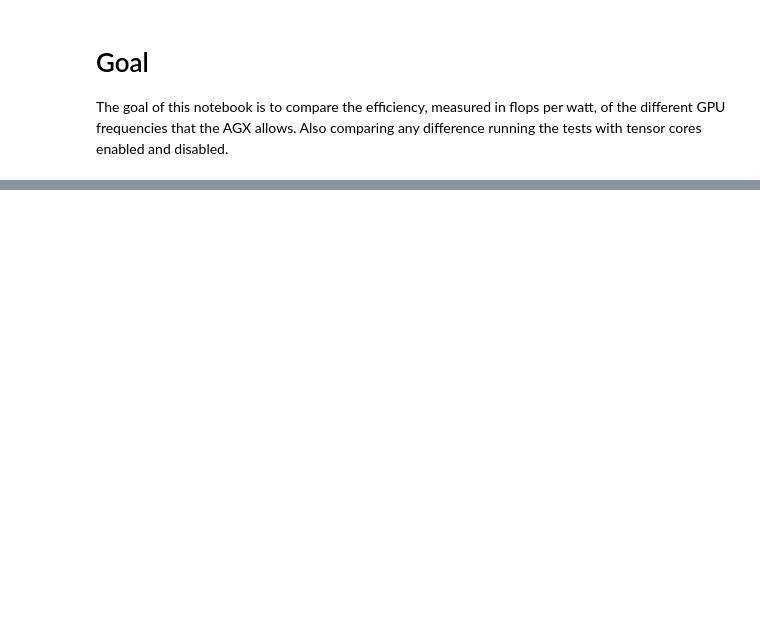
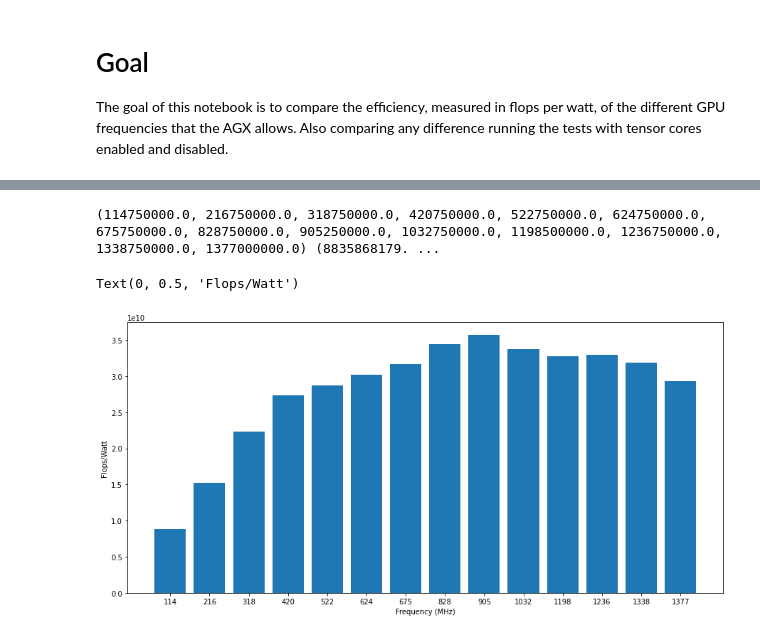
Before and after one commit to emwjacobson/JetsonEfficiencyTesting, a Jupyter notebook: AGX Square.ipynb, the cells around one changed output, grey strips where cells are left out. Drawn from its saved outputs; the diff is of its cells as text; code cells hidden in the pictures; blank space fills up the shorter version.

Commit message:
Added bar graph showing flops/watt for all frequencies

```diff
--- a/AGX Square.ipynb
+++ b/AGX Square.ipynb
@@ -123,0 +123,28 @@ HBox(children=(VBox(children=(Dropdown(description='Datatype', index=1, options=
+# %%
+# TODO: Graph Flops/Watt Relative to Max frequency
+
+import matplotlib.figure as figure
+
+matrix_size = 2048
+
+search = {
+    "datatype": "float",
+    "matrix_size": matrix_size,
+    "tensor": True,
+    # "gpu_frequency": -1 // This is the x-axis
+}
+
+filtered = [d for d in data if search.items() <= d.items()]
+x, y = zip(*sorted([(d['gpu_frequency'], d['flops_per_watt']) for d in filtered], key=lambda d : d[0]))
+
+print(x, y)
+
+fig, ax = plt.subplots(figsize=(15, 7))
+ax.set_xlabel("Frequency (MHz)")
+ax.set_ylabel("Flops/Watt")
+
+plt.bar([str(xx) for xx in x], y, bottom=0, tick_label=[int(tx/1e6) for tx in x])
+# %% [output]
+(114750000.0, 216750000.0, 318750000.0, 420750000.0, 522750000.0, 624750000.0, 675750000.0, 828750000.0, 905250000.0, 1032750000.0, 1198500000.0, 1236750000.0, 1338750000.0, 1377000000.0) (8835868179. ...
+Text(0, 0.5, 'Flops/Watt')
+[figure, added]
```
Also changed, not shown: parts of 1 cell of this notebook, 1 other file.
